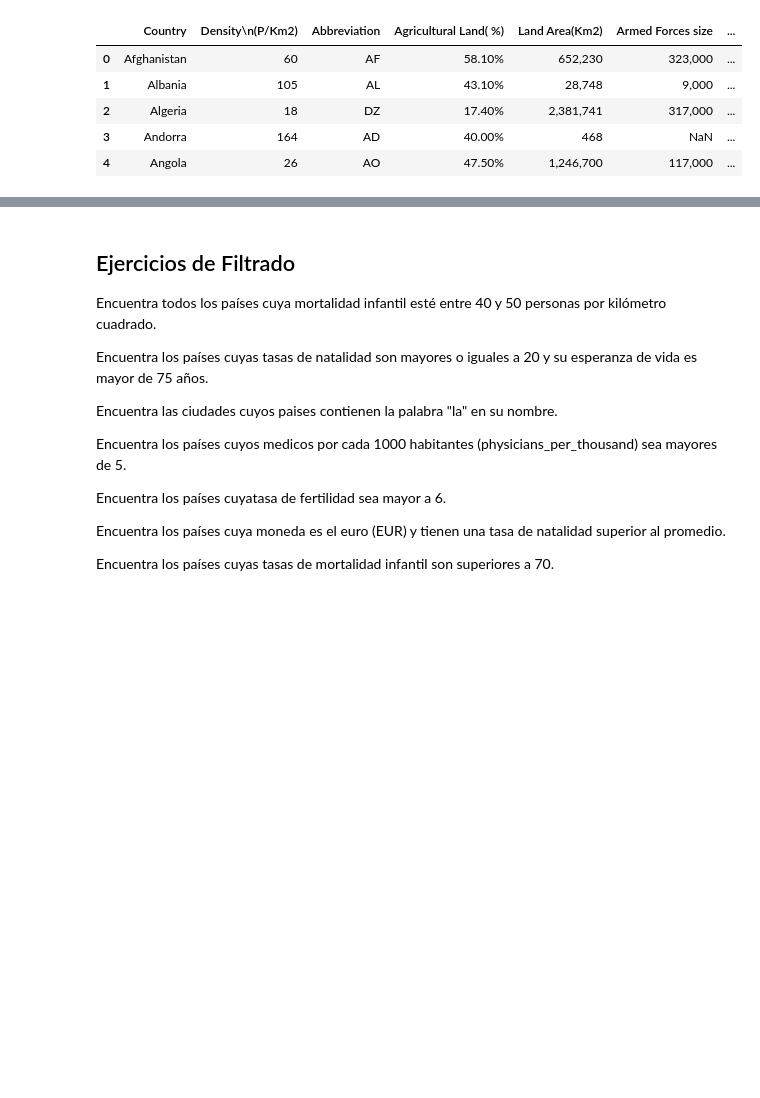
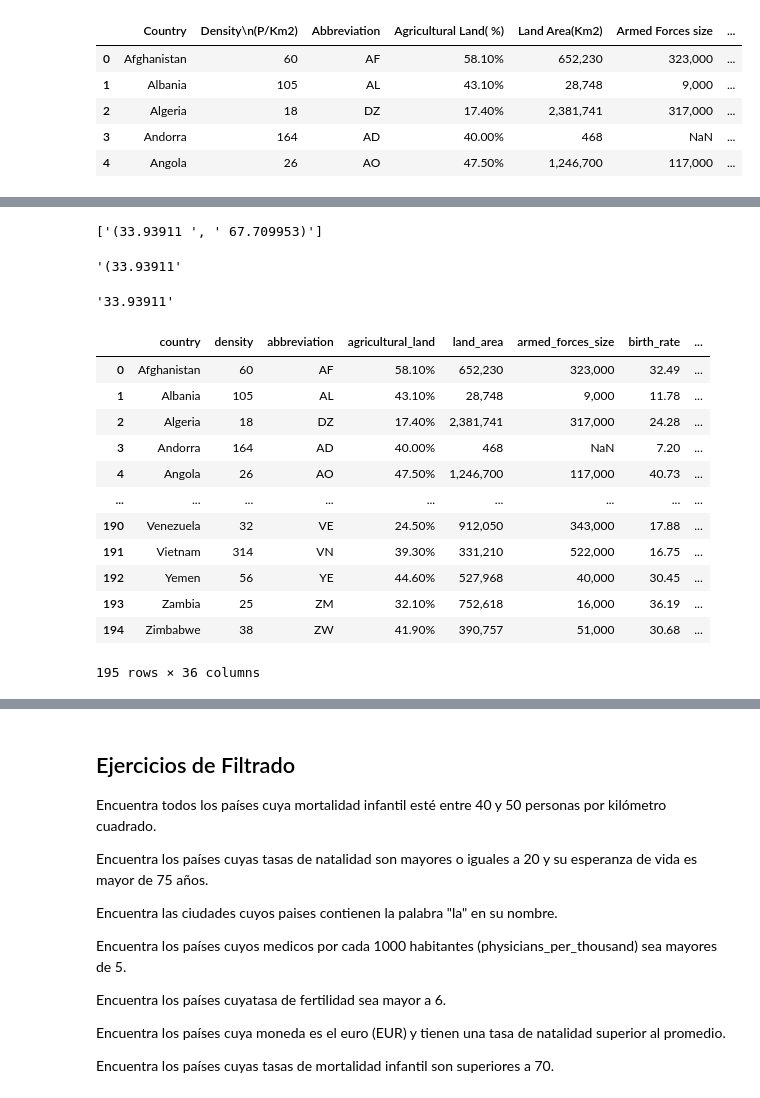
Before and after one commit to isamanero/pair_mod3_Maleni-Isa, a Jupyter notebook: 3.4Limpieza.ipynb, the cells around one changed output, grey strips where cells are left out. Cells and saved outputs as stored; diff of their text form; code cells hidden in the pictures; blank space fills up the shorter version.

```diff
--- a/3.4Limpieza.ipynb
+++ b/3.4Limpieza.ipynb
@@ -140,0 +156,19 @@ df_final.head()
+# %%
+"""Los nombres de las columnas no son homogeneos. Cambia los nombres de las columnas de tal forma que:
+
+- No tengan espacios.
+
+- Estén en minúscula.
+
+- No tengan paréntesis, es decir, quitar "(%)", "(Km2)".
+
+Algunas columnas tiene "\n". Eliminalos de los nombres de las columnas.
+
+Algunas columnas tienen ":". Eliminalos de los nombres de las columnas."""
+
+
+# vamos a iterar por todas las columnas del DataFrame y a cada una de ellas la pondremos en minúsula y le aplicaremos un replace para quitar los puntos.
+nuevas_columnas = {columna: columna.replace("\n","").lower().split("(")[0].strip().replace(" ","_") for columna in df_final.columns}
+
+# comprobamos que hemos creado el diccionario correctamente
+nuevas_columnas
@@ -140,0 +193,2 @@ df_final.head()
+# %%
+df_final.rename(columns = nuevas_columnas, inplace = True)
@@ -140,0 +212,37 @@ df_final.head()
+# %%
+test2.replace("'","").split(",")
+# %% [output]
+['(33.93911 ', ' 67.709953)']
+# %%
+test2.replace("'","").split(",")[0].strip()
+# %% [output]
+'(33.93911'
+# %%
+#Nuestra columna latitud , xq es con el 0
+test2.replace("'","").split(",")[0].strip().replace("(","").replace(")","")
+
+# esta sería longitud, con [1]:
+
+test2.replace("'","").split(",")[0].strip().replace("(","").replace(")","")
+# %% [output]
+'33.93911'
+# %%
+df_final["latitude"]=df_final["coordinates"].str.replace("'", "").str.replace("(", "").str.split(",", expand=True)[0].str.strip()
+# %%
+df_final["longitude"]=df_final["coordinates"].str.replace("'", "").str.replace(")", "").str.split(",", expand=True)[1].str.strip()
+# %%
+df_final
+# %% [output]
+|  | country | density | abbreviation | agricultural_land | land_area | armed_forces_size | birth_rate | ... |
+| 0 | Afghanistan | 60 | AF | 58.10% | 652,230 | 323,000 | 32.49 | ... |
+| 1 | Albania | 105 | AL | 43.10% | 28,748 | 9,000 | 11.78 | ... |
+| 2 | Algeria | 18 | DZ | 17.40% | 2,381,741 | 317,000 | 24.28 | ... |
+| 3 | Andorra | 164 | AD | 40.00% | 468 | NaN | 7.20 | ... |
+| 4 | Angola | 26 | AO | 47.50% | 1,246,700 | 117,000 | 40.73 | ... |
+| ... | ... | ... | ... | ... | ... | ... | ... | ... |
+| 190 | Venezuela | 32 | VE | 24.50% | 912,050 | 343,000 | 17.88 | ... |
+| 191 | Vietnam | 314 | VN | 39.30% | 331,210 | 522,000 | 16.75 | ... |
+| 192 | Yemen | 56 | YE | 44.60% | 527,968 | 40,000 | 30.45 | ... |
+| 193 | Zambia | 25 | ZM | 32.10% | 752,618 | 16,000 | 36.19 | ... |
+| 194 | Zimbabwe | 38 | ZW | 41.90% | 390,757 | 51,000 | 30.68 | ... |
+195 rows × 36 columns
```
Also changed, not shown: parts of 16 cells of this notebook.
